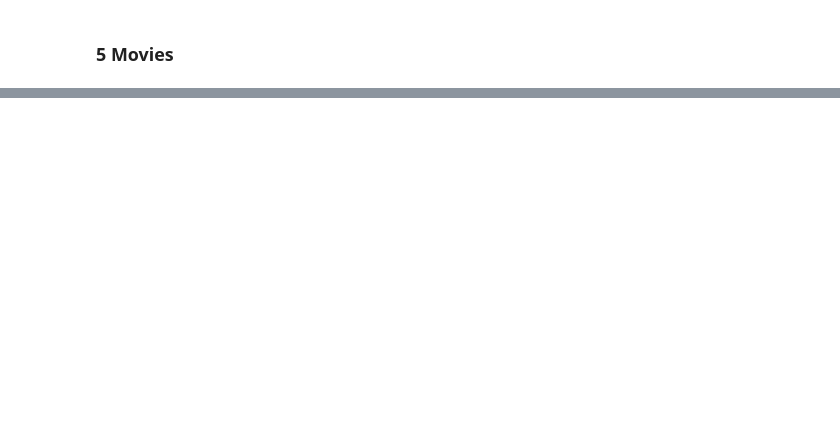
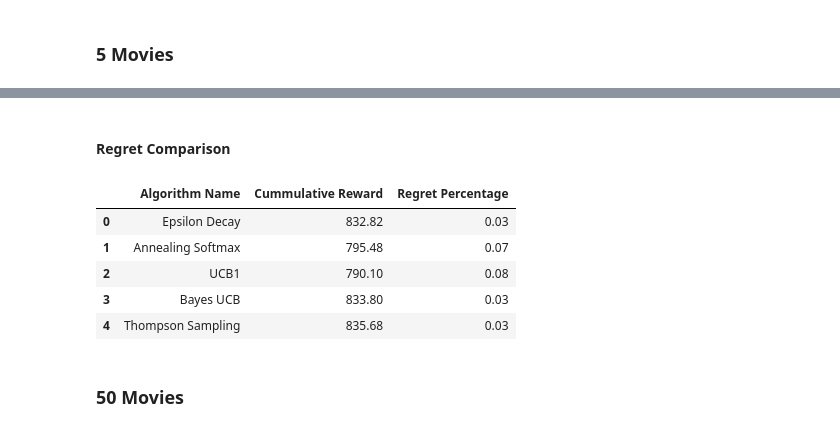
Before and after one commit to abhishekjainz/multi-armed-bandits-recommendation-system, a Jupyter notebook: code/Non-Contextual Bandits.ipynb, the cells around one changed output, grey strips where cells are left out. Saved outputs shown, nothing was run; the diff lists cells and outputs as text; code cells hidden in the pictures; blank space fills up the shorter version.

```diff
--- a/code/Non-Contextual Bandits.ipynb
+++ b/code/Non-Contextual Bandits.ipynb
@@ -395,0 +405,33 @@ Text(0.5, 1.0, 'Cumulative Rewards at Each Step')
+# %% [markdown]
+#### Regret Comparison
+# %%
+# Compare Algo to Optimal
+algo_name = ["Epsilon Decay", "Annealing Softmax", "UCB1", "Bayes UCB", "Thompson Sampling"]
+cum_reward_mean = []
+regret_percent = []
+
+
+for i in range(len(algo_name)):
+    filtered = results_5[(results_5["name"] == algo_name[i]) & (results_5["n_step"]==1000)]
+    mean = filtered["cumulative_rewards"].mean()
+    cum_reward_mean.append(mean)
+    regret = round((optimal_cum_reward - mean) / optimal_cum_reward,2)
+    regret_percent.append(regret)
+
+data = {
+    'Algorithm Name': algo_name,
+    'Cummulative Reward': cum_reward_mean,
+    'Regret Percentage': regret_percent
+}
+
+regret_5 = pd.DataFrame(data)
+regret_5
+# %% [output]
+|  | Algorithm Name | Cummulative Reward | Regret Percentage |
+| 0 | Epsilon Decay | 832.82 | 0.03 |
+| 1 | Annealing Softmax | 795.48 | 0.07 |
+| 2 | UCB1 | 790.10 | 0.08 |
+| 3 | Bayes UCB | 833.80 | 0.03 |
+| 4 | Thompson Sampling | 835.68 | 0.03 |
+# %% [markdown]
+### 50 Movies
```
Also changed, not shown: parts of 23 cells of this notebook.
